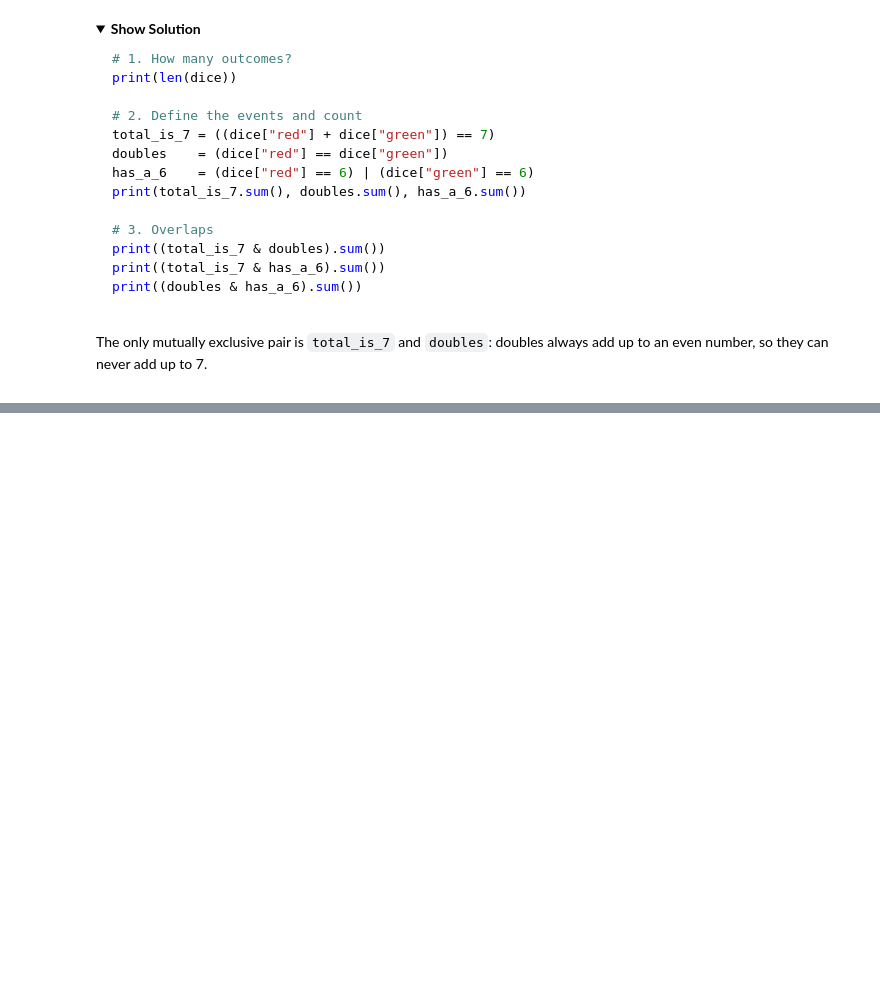
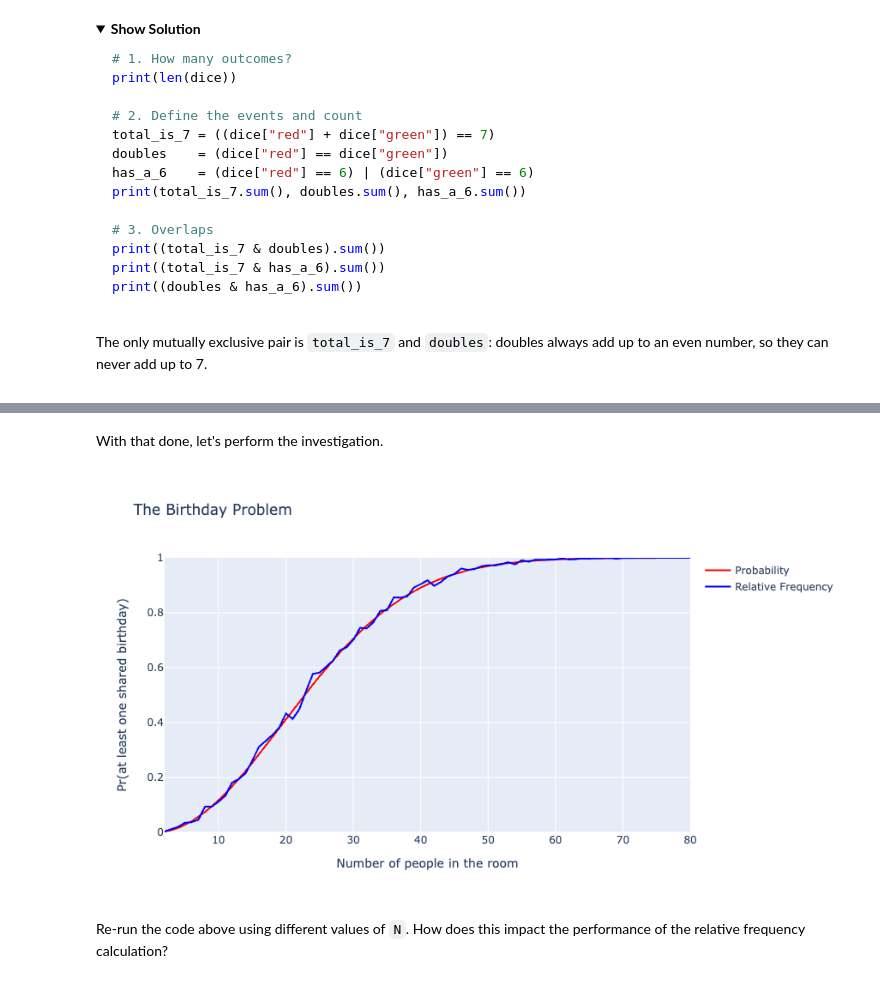
Before and after one commit to ntstevens/DATSC101, a Jupyter notebook: Lectures/5-Randomness and Probability.ipynb, the cells around one changed output, grey strips where cells are left out. Cells and saved outputs as stored; diff of their text form; code cells hidden in the pictures; folded sections open; blank space fills up the shorter version.

```diff
--- a/Lectures/5-Randomness and Probability.ipynb
+++ b/Lectures/5-Randomness and Probability.ipynb
@@ -289,0 +545,11 @@ We now have *counts* of the number of outcomes that define each event. Next we l
+# %%
+n = 23
+N = 1000
+
+matches = []
+for i in range(N):
+    birthdays = np.random.randint(1, 366, size = n)   # one random birthday per person
+    has_match = ____                                  # fill in: True if at least two birthdays are the same
+    matches.append(has_match)
+
+np.mean(matches)       # relative frequency of "at least one shared birthday"
@@ -289,0 +581,41 @@ We now have *counts* of the number of outcomes that define each event. Next we l
+# %%
+# Define a function to perform the classical calculation
+def calc_prob(n):
+    prob = 1 - np.prod((365 - np.array(list(range(n))))/365)
+    return prob
+# %% [markdown]
+With that done, let's perform the investigation.
+# %%
+# Initialize result lists and repetition number
+N = 1000
+group_sizes = list(range(2, 81))
+prob_match = []
+rel_freq_match = []
+
+# Perform calculations for each group size
+for n in group_sizes:
+    prob_match.append(calc_prob(n))
+    matches = []
+    for i in range(N):
+        birthdays = np.random.randint(1, 366, size = n)
+        matches.append(len(np.unique(birthdays)) < n)
+    rel_freq_match.append(np.mean(matches))
+
+# Organize results in a data frame
+results = pd.DataFrame({"n":group_sizes,
+                        "Probability":prob_match,
+                        "Relative Frequency":rel_freq_match})
+
+# Visualize results
+fig = px.line(results, x = "n", y = ["Probability","Relative Frequency"],
+              labels = {"n": "Number of people in the room",
+                        "value": "Pr(at least one shared birthday)",
+                        "variable": ""},
+              title = "The Birthday Problem",
+              color_discrete_sequence = ["red", "blue"],
+              range_y = [0, 1], height = 500)
+fig.show()
+# %% [output]
+[figure, added]
+# %% [markdown]
+Re-run the code above using different values of `N`. How does this impact the performance of the relative frequency calculation?
```
Also changed, not shown: parts of 31 cells of this notebook.
